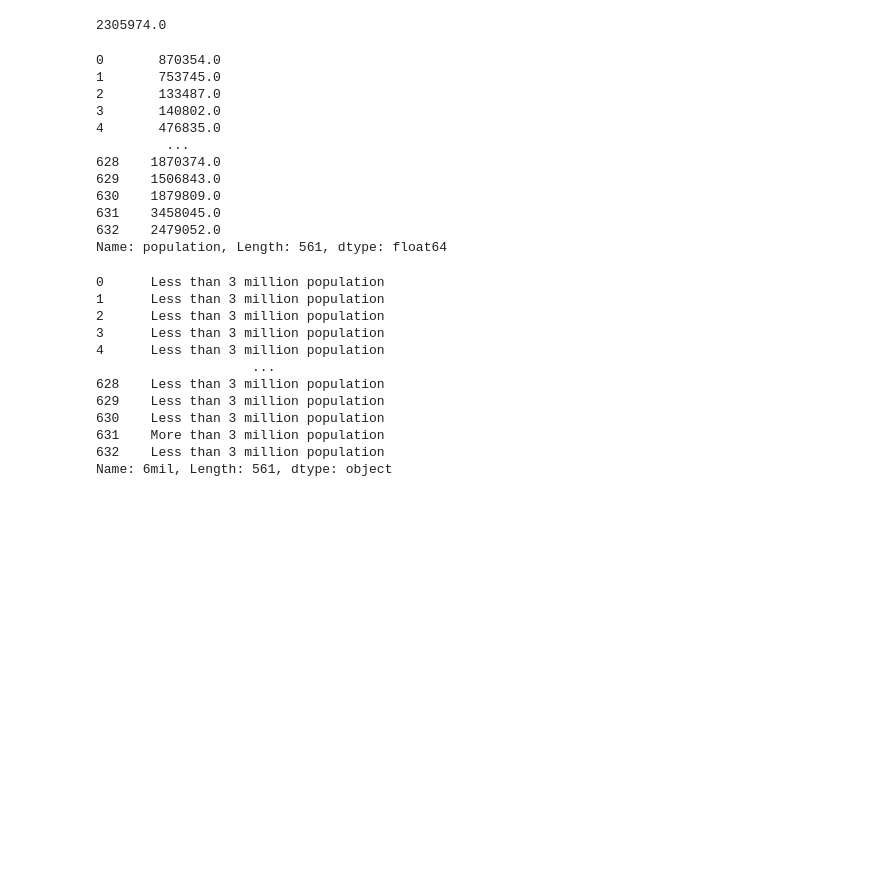
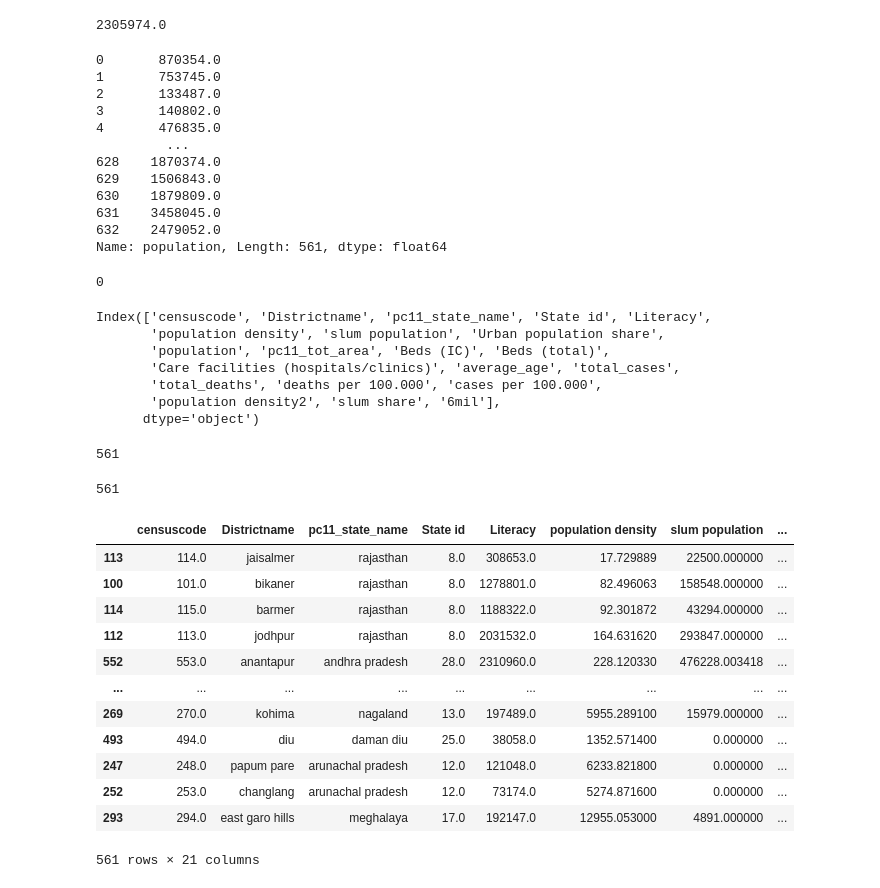
Before and after one commit to Daniel-Los/Introduction-to-datascience-final-project, a Jupyter notebook: Dataframes.ipynb, the cells around one changed output. Drawn from its saved outputs; the diff is of its cells as text; code cells hidden in the pictures; blank space fills up the shorter version.

```diff
--- a/Dataframes.ipynb
+++ b/Dataframes.ipynb
@@ -885,10 +885,10 @@ mergy.loc(axis=1)['total_cases'].sum()- champion.loc(axis =1)['total_cases'].sum
 # Adding indicators to the highest cities for the plots
 df = champion
 df['population']
-df.loc[df['population'] > 3000000, '6mil'] = 'More than 3 million population'
-df.loc[df['population'] < 3000000, '6mil'] = 'Less than 3 million population'
+df.loc[df['population'] > 5000000, '6mil'] = 'Population more than 5 million'
+df.loc[df['population'] < 5000000, '6mil'] = 'Population less than 5 million'
 #(df['6mil'] == 1).sum()
-df['6mil']
+(df['6mil'] == 'More than 5 million population').sum()
 # %% [output]
 0       870354.0
 1       753745.0
@@ -902,15 +902,33 @@ df['6mil']
 631    3458045.0
 632    2479052.0
 Name: population, Length: 561, dtype: float64
-0      Less than 3 million population
-1      Less than 3 million population
-2      Less than 3 million population
-3      Less than 3 million population
-4      Less than 3 million population
-                    ...
-628    Less than 3 million population
-629    Less than 3 million population
-630    Less than 3 million population
-631    More than 3 million population
-632    Less than 3 million population
-Name: 6mil, Length: 561, dtype: object
+0
+# %%
+champion.keys()
+len(champion)
+champion2 = champion[(champion['population density'] > 2) & (champion['population density'] < 29468)]
+len(champion2)
+champion2.sort_values(by = 'pc11_tot_area', ascending = False)
+# %% [output]
+Index(['censuscode', 'Districtname', 'pc11_state_name', 'State id', 'Literacy',
+       'population density', 'slum population', 'Urban population share',
+       'population', 'pc11_tot_area', 'Beds (IC)', 'Beds (total)',
+       'Care facilities (hospitals/clinics)', 'average_age', 'total_cases',
+       'total_deaths', 'deaths per 100.000', 'cases per 100.000',
+       'population density2', 'slum share', '6mil'],
+      dtype='object')
+561
+561
+|  | censuscode | Districtname | pc11_state_name | State id | Literacy | population density | slum population | ... |
+| 113 | 114.0 | jaisalmer | rajasthan | 8.0 | 308653.0 | 17.729889 | 22500.000000 | ... |
+| 100 | 101.0 | bikaner | rajasthan | 8.0 | 1278801.0 | 82.496063 | 158548.000000 | ... |
+| 114 | 115.0 | barmer | rajasthan | 8.0 | 1188322.0 | 92.301872 | 43294.000000 | ... |
+| 112 | 113.0 | jodhpur | rajasthan | 8.0 | 2031532.0 | 164.631620 | 293847.000000 | ... |
+| 552 | 553.0 | anantapur | andhra pradesh | 28.0 | 2310960.0 | 228.120330 | 476228.003418 | ... |
+| ... | ... | ... | ... | ... | ... | ... | ... | ... |
+| 269 | 270.0 | kohima | nagaland | 13.0 | 197489.0 | 5955.289100 | 15979.000000 | ... |
+| 493 | 494.0 | diu | daman diu | 25.0 | 38058.0 | 1352.571400 | 0.000000 | ... |
+| 247 | 248.0 | papum pare | arunachal pradesh | 12.0 | 121048.0 | 6233.821800 | 0.000000 | ... |
+| 252 | 253.0 | changlang | arunachal pradesh | 12.0 | 73174.0 | 5274.871600 | 0.000000 | ... |
+| 293 | 294.0 | east garo hills | meghalaya | 17.0 | 192147.0 | 12955.053000 | 4891.000000 | ... |
+561 rows × 21 columns
```
Also changed, not shown: 1 other file.
